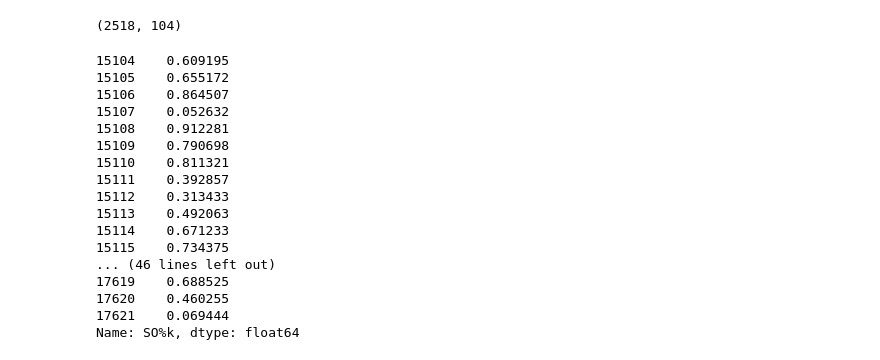
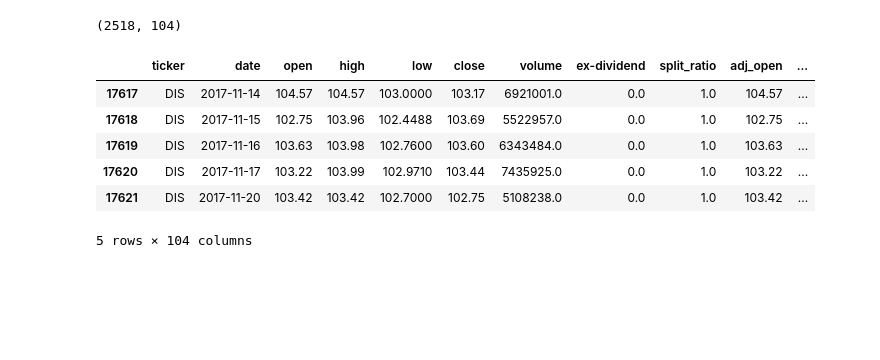
Before and after one commit to JFritz227/Stock_Predictors, a Jupyter notebook: ipynb/stock_eda.ipynb, the cells around one changed output. Drawn from its saved outputs; the diff is of its cells as text; code cells hidden in the pictures; blank space fills up the shorter version.

```diff
--- a/ipynb/stock_eda.ipynb
+++ b/ipynb/stock_eda.ipynb
@@ -315,23 +245,13 @@ disney_df = STDDEV(disney_df, 250)
 disney_df.shape
 # %% [output]
 (2518, 104)
-# %%
-disney_df['SO%k']
-# %% [output]
-15104    0.609195
-15105    0.655172
-15106    0.864507
-15107    0.052632
-15108    0.912281
-15109    0.790698
-15110    0.811321
-15111    0.392857
-15112    0.313433
-15113    0.492063
-15114    0.671233
-15115    0.734375
-... (46 lines left out)
-17619    0.688525
-17620    0.460255
-17621    0.069444
-Name: SO%k, dtype: float64
+# %%
+disney_df.tail()
+# %% [output]
+|  | ticker | date | open | high | low | close | volume | ex-dividend | split_ratio | adj_open | ... |
+| 17617 | DIS | 2017-11-14 | 104.57 | 104.57 | 103.0000 | 103.17 | 6921001.0 | 0.0 | 1.0 | 104.57 | ... |
+| 17618 | DIS | 2017-11-15 | 102.75 | 103.96 | 102.4488 | 103.69 | 5522957.0 | 0.0 | 1.0 | 102.75 | ... |
+| 17619 | DIS | 2017-11-16 | 103.63 | 103.98 | 102.7600 | 103.60 | 6343484.0 | 0.0 | 1.0 | 103.63 | ... |
+| 17620 | DIS | 2017-11-17 | 103.22 | 103.99 | 102.9710 | 103.44 | 7435925.0 | 0.0 | 1.0 | 103.22 | ... |
+| 17621 | DIS | 2017-11-20 | 103.42 | 103.42 | 102.7000 | 102.75 | 5108238.0 | 0.0 | 1.0 | 103.42 | ... |
+5 rows × 104 columns
```
Also changed, not shown: parts of 16 cells of this notebook.
